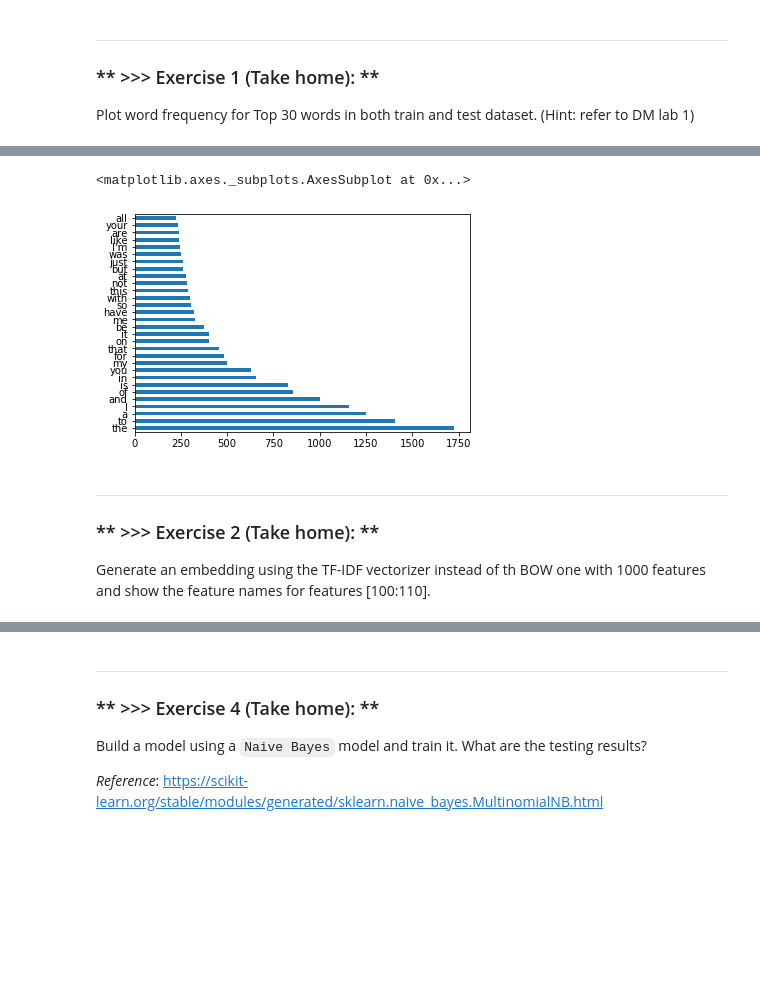
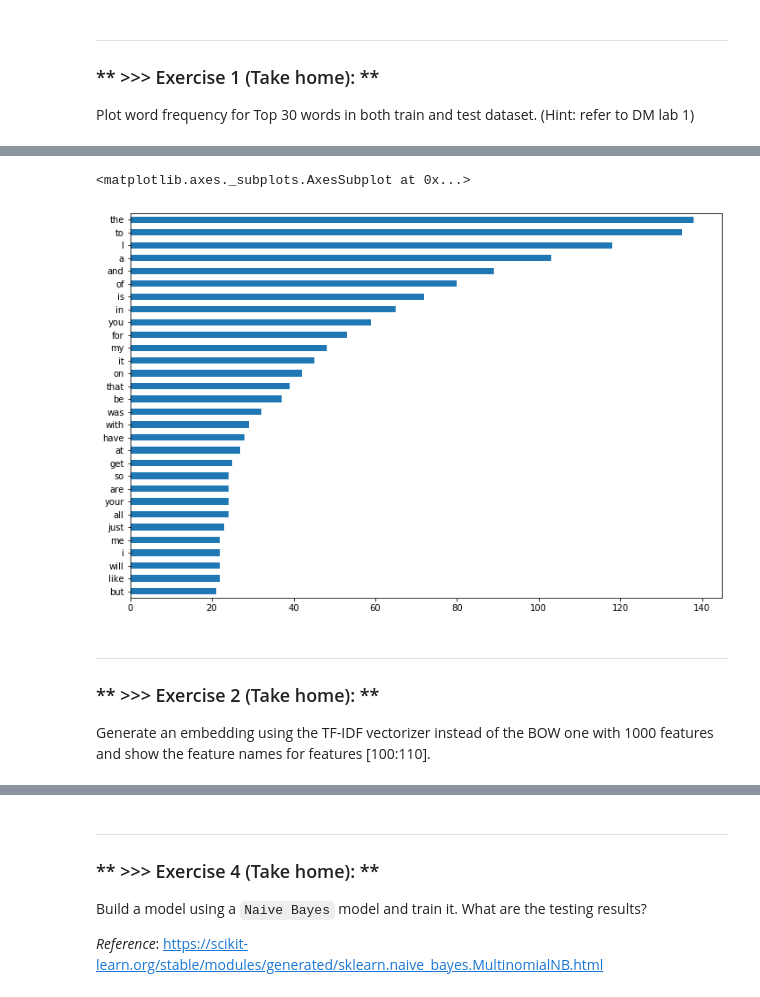
Before and after one commit to SHLee06/DM2021-Lab2-HW2, a Jupyter notebook: DM2021-Lab2-Homework.ipynb, the cells around one changed output, grey strips where cells are left out. Drawn from its saved outputs; the diff is of its cells as text; code cells hidden in the pictures; blank space fills up the shorter version.

```diff
--- a/DM2021-Lab2-Homework.ipynb
+++ b/DM2021-Lab2-Homework.ipynb
@@ -72,0 +43,6 @@ test_df = test_df.sample(frac=1)
+# %%
+import pandas as pd
+
+## load train/test data
+train_df = pd.read_pickle("data/train_df.pkl")
+test_df = pd.read_pickle("data/test_df.pkl")
@@ -77,11 +85,10 @@ Plot word frequency for Top 30 words in both train and test dataset. (Hint: refe
 # %%
-# Answer here
-yay = pd.concat([train_df, test_df], ignore_index=True)
-pd.Series(' '.join(yay.text).split()).value_counts()[:30].plot(kind='barh')
+# Plot test word frequency
+pd.Series(' '.join(test_df.text).split()).value_counts()[:30].sort_values().plot(kind='barh', figsize=(12,8))
 # %% [output]
 <matplotlib.axes._subplots.AxesSubplot at 0x...>
-[figure, old version]
+[figure, new version]
 # %% [markdown]
 ---
 ### ** >>> Exercise 2 (Take home): **
-Generate an embedding using the TF-IDF vectorizer instead of th BOW one with 1000 features and show the feature names for features [100:110].
+Generate an embedding using the TF-IDF vectorizer instead of the BOW one with 1000 features and show the feature names for features [100:110].
```
Also changed, not shown: parts of 36 cells of this notebook, 12 other files.
